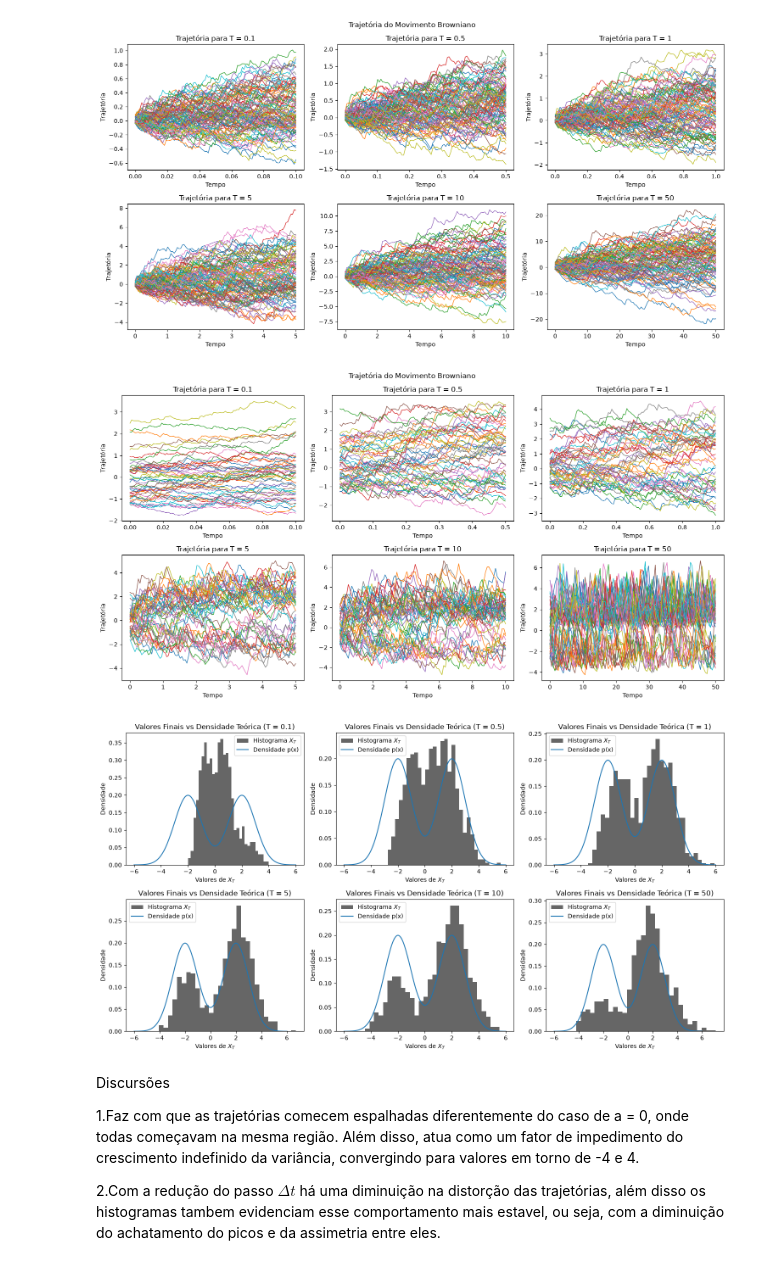
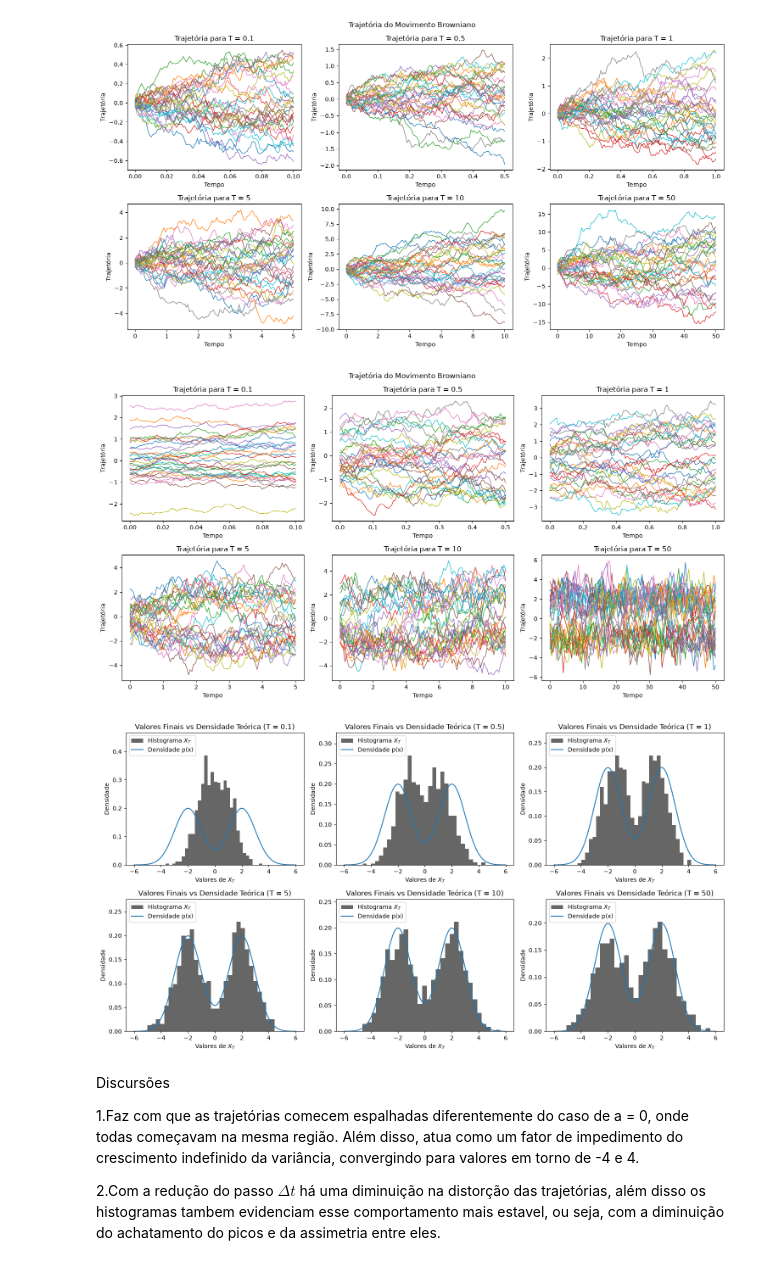
Before and after one commit to SilverPhone784/Trabalho-de-Programacao-Estatistica, a Jupyter notebook: Questao_1.ipynb, the cells around one changed output. Saved outputs shown, nothing was run; the diff lists cells and outputs as text; code cells hidden in the pictures.

```diff
--- a/Questao_1.ipynb
+++ b/Questao_1.ipynb
@@ -10,46 +10,50 @@ valores_t = [ 0.1, 0.5, 1 , 5, 10, 50]
 #Gerando um valor Zk da Normal
 
 def Normal(mi,sigma2):
-    u = np.random.uniform()
-    u_2pi = 2*np.pi*u
-    t = -np.log(u)
+    u1 = np.random.uniform()
+    u2 = np.random.uniform()
+
+    u_2pi = 2*np.pi*u2
+    t = -np.log(u1)
     x = np.sqrt(2*t)*np.cos(u_2pi)
 
     return np.sqrt(sigma2)*x + mi
 # %%
+#Simulação e Plotagem das trajetorias
 plt.figure(figsize=(15,8))
 posicao = 1
 
 for t in valores_t:
     plt.subplot(2,3,posicao)
     posicao += 1
 
-    n = 100
+    n = 100 #Para que dt e T pudessem variar livremente, escolhi fixar n
     dt = t/n
     time = np.linspace(0,t,n)
 
     simulacoes = 100
-    todas_trajetorias = []
+    todas_trajetorias = []  #Guarda as trajetorias obtidas em cada simulação
+
     for i in range(simulacoes):
         x = 0
-        trajetoria = []
+        trajetoria = [] #Trajetoria individual em uma unica simulação
 
         for k in range(n):
-            x = x + np.sqrt(dt)*Normal(0,1)
+            x = x + np.sqrt(dt)*Normal(0,1) #Processo de atualização de X
             trajetoria.append(x)
         todas_trajetorias.append(trajetoria)
-    for j in range(simulacoes):
+    for j in range(30): #plotei um numero menor de trajetorias para evitar poluição visual
         plt.plot(time, todas_trajetorias[j], linewidth = 1)
 
 
     plt.xlabel('Tempo')
     plt.ylabel('Trajetória')
     plt.title(f'Trajetória para T = {t}')
 plt.suptitle('Trajetória do Movimento Browniano')
 plt.tight_layout()
 plt.show()
 # %% [output]
-[figure, old version]
+[figure, new version]
 # %%
 #Função densidade da Normal
 def normal(x,mi,sigma2):
@@ -74,25 +78,27 @@ todos_valores_finais = []
 for t in valores_t:
     plt.subplot(2,3,posicao)
     posicao += 1
-    n = 100
+    n = 100 #n fixo
     dt = t/n
     time = np.linspace(0,t,n)
 
     simulacoes = 1000
-    valores_finais = []
-    trajetorias_finais = []
+    valores_finais = [] #Guarda os valores finais Xt em cada simulação
+    trajetorias_finais = [] #Guarda as trajetorias obtidas em cada simulação
+
     for i in range(simulacoes):
         x = Normal(0,1)
         trajetoria = []
-        #Atualização da trajetoria e memorização de cada passo
+
         for k in range(n):
-            x = x + b*np.sqrt(dt)*Normal(0,1) + a(x)*dt
+            x = x + b*np.sqrt(dt)*Normal(0,1) + a(x)*dt #Processo de atualização de X
             trajetoria.append(x)
+
         valores_finais.append(x)
         trajetorias_finais.append(trajetoria)
 
     todos_valores_finais.append(valores_finais)
-    for j in range(50):
+    for j in range(30): #Novamente para evitar poluição visal
         plt.plot(time, trajetorias_finais[j], linewidth = 1)
 
     plt.xlabel('Tempo')
@@ -103,9 +109,9 @@ plt.suptitle('Trajetória do Movimento Browniano')
 plt.tight_layout()
 plt.show()
 # %% [output]
-[figure, old version]
+[figure, new version]
 # %%
-#Plotando Histogramas de Xt e p(x)
+#Plotando Histogramas de Xt e Densidade de p(x)
 eixo_x = np.linspace(-6, 6, 200)
 plt.figure(figsize=(15, 8))
 posicao = 1
@@ -120,12 +126,13 @@ for idx in range(len(valores_t)):
     plt.xlabel('Valores de $X_T$')
     plt.ylabel('Densidade')
     plt.title(f'Valores Finais vs Densidade Teórica (T = {valores_t[idx]})')
-    plt.legend()
+    plt.legend(loc = 'upper left')
+    plt.ylim(top = plt.ylim()[1]*1.15) #Aumentei o limite superior do eixo Y para a legenda não sobrepor o gráfico
 
 plt.tight_layout()
 plt.show()
 # %% [output]
-[figure, old version]
+[figure, new version]
 # %% [markdown]
 Discursões
 
```
Also changed, not shown: parts of 1 cell of this notebook, 1 other file.
